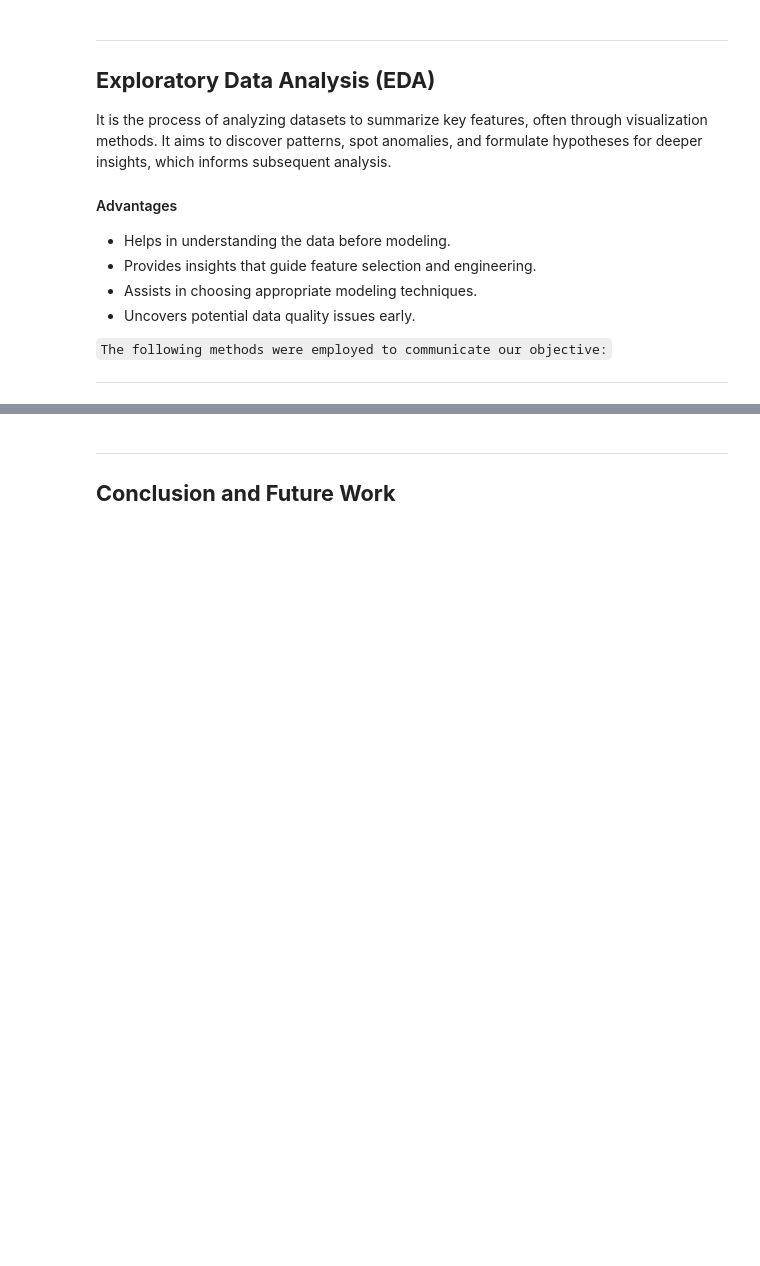
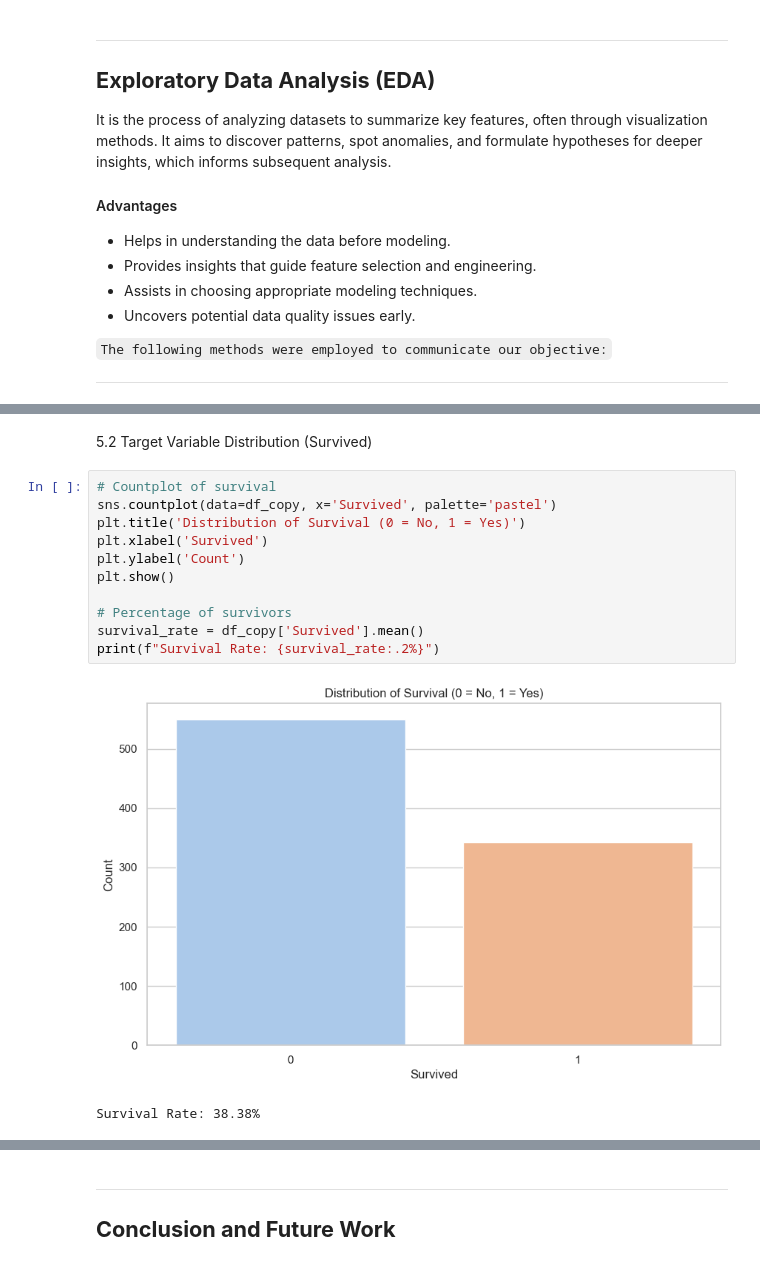
Before and after one commit to NoziphoNdebele/2025_Data_Science_Projects, a Jupyter notebook: TITANIC_SURVIVAL_PREDICTION/Titanic_Survival_Prediction.ipynb, the cells around one changed output, grey strips where cells are left out. Cells and saved outputs as stored; diff of their text form; blank space fills up the shorter version.

```diff
--- a/TITANIC_SURVIVAL_PREDICTION/Titanic_Survival_Prediction.ipynb
+++ b/TITANIC_SURVIVAL_PREDICTION/Titanic_Survival_Prediction.ipynb
@@ -414,0 +439,16 @@ It is the process of analyzing datasets to summarize key features, often through
+# %% [markdown]
+5.2 Target Variable Distribution (Survived)
+# %%
+# Countplot of survival
+sns.countplot(data=df_copy, x='Survived', palette='pastel')
+plt.title('Distribution of Survival (0 = No, 1 = Yes)')
+plt.xlabel('Survived')
+plt.ylabel('Count')
+plt.show()
+
+# Percentage of survivors
+survival_rate = df_copy['Survived'].mean()
+print(f"Survival Rate: {survival_rate:.2%}")
+# %% [output]
+[figure, added]
+Survival Rate: 38.38%
```
Also changed, not shown: parts of 26 cells of this notebook, 1 other file.
